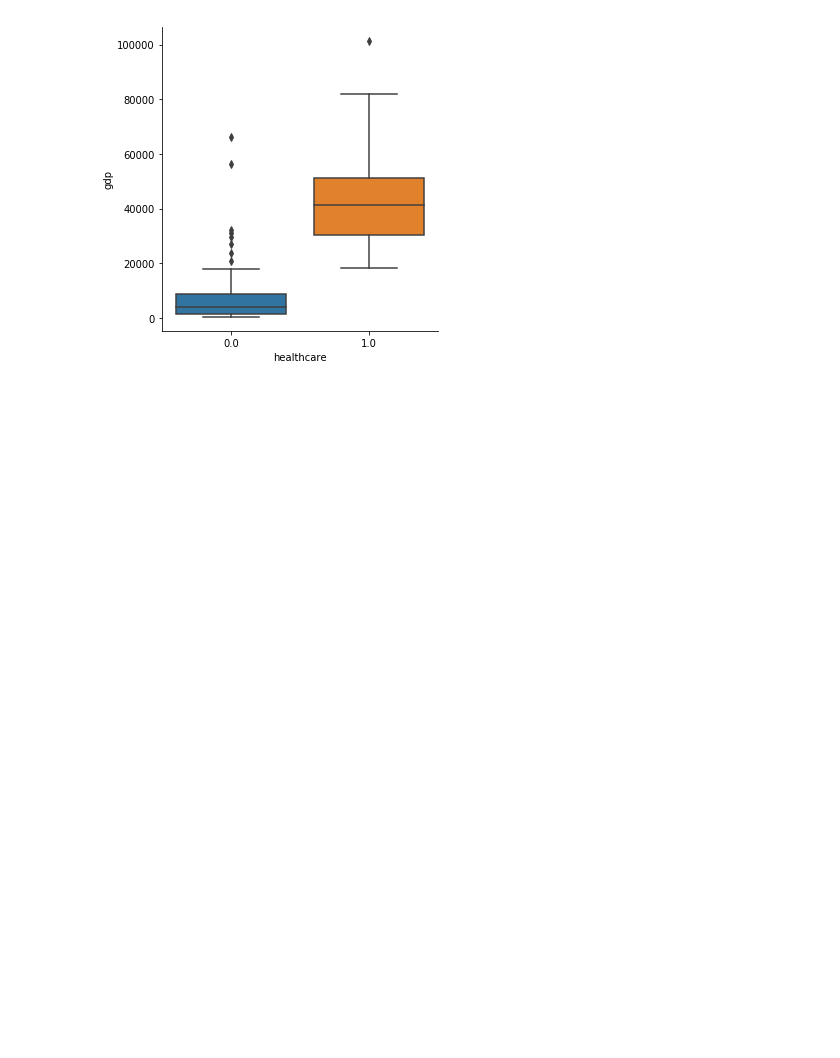
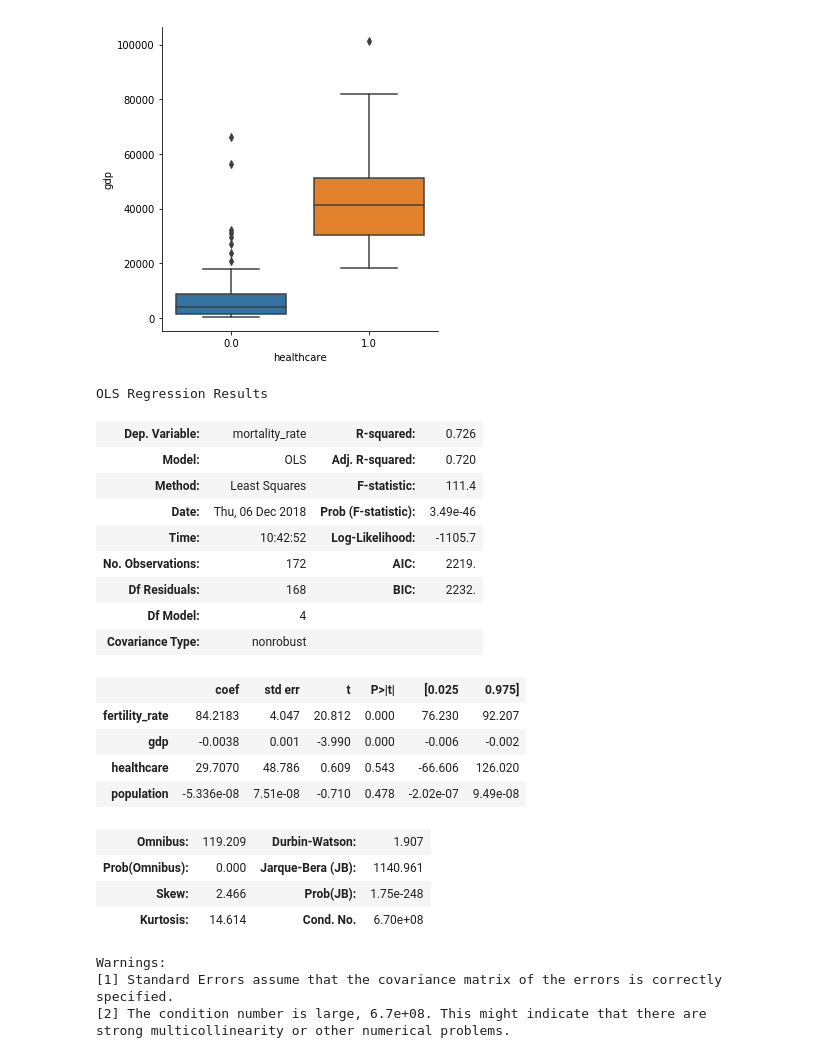
Before and after one commit to imamun93/Maternal_Mortality_Rate, a Jupyter notebook: WIP.ipynb, the cells around one changed output. Saved outputs shown, nothing was run; the diff lists cells and outputs as text; code cells hidden in the pictures; blank space fills up the shorter version.

```diff
--- a/WIP.ipynb
+++ b/WIP.ipynb
@@ -1178,3 +1192,38 @@ hgdp= pop.plot(kind='bar', x='gdp', y='healthcare', legend=False, figsize=(30,5)
 sns.catplot(y="gdp", x="healthcare", kind="box", data=pop);
 # %% [output]
 [figure]
+# %%
+'''X = df[[“RM”, “LSTAT”]]
+y = target[“MEDV”]
+model = sm.OLS(y, X).fit()
+predictions = model.predict(X)
+model.summary()'''
+X= pop[['fertility_rate', 'gdp', 'healthcare', 'population']]
+y= pop['mortality_rate']
+model= sm.OLS(y, X).fit()
+predictions= model.predict(X)
+model.summary()
+# %% [output]
+OLS Regression Results
+| Dep. Variable: | mortality_rate | R-squared: | 0.726 |
+| Model: | OLS | Adj. R-squared: | 0.720 |
+| Method: | Least Squares | F-statistic: | 111.4 |
+| Date: | Thu, 06 Dec 2018 | Prob (F-statistic): | 3.49e-46 |
+| Time: | 10:42:52 | Log-Likelihood: | -1105.7 |
+| No. Observations: | 172 | AIC: | 2219. |
+| Df Residuals: | 168 | BIC: | 2232. |
+| Df Model: | 4 |  |  |
+| Covariance Type: | nonrobust |  |  |
+|  | coef | std err | t | P>|t| | [0.025 | 0.975] |
+| fertility_rate | 84.2183 | 4.047 | 20.812 | 0.000 | 76.230 | 92.207 |
+| gdp | -0.0038 | 0.001 | -3.990 | 0.000 | -0.006 | -0.002 |
+| healthcare | 29.7070 | 48.786 | 0.609 | 0.543 | -66.606 | 126.020 |
+| population | -5.336e-08 | 7.51e-08 | -0.710 | 0.478 | -2.02e-07 | 9.49e-08 |
+| Omnibus: | 119.209 | Durbin-Watson: | 1.907 |
+| Prob(Omnibus): | 0.000 | Jarque-Bera (JB): | 1140.961 |
+| Skew: | 2.466 | Prob(JB): | 1.75e-248 |
+| Kurtosis: | 14.614 | Cond. No. | 6.70e+08 |
+Warnings:
+[1] Standard Errors assume that the covariance matrix of the errors is correctly specified.
+[2] The condition number is large, 6.7e+08. This might indicate that there are
+strong multicollinearity or other numerical problems.
```
Also changed, not shown: parts of 16 cells of this notebook.
